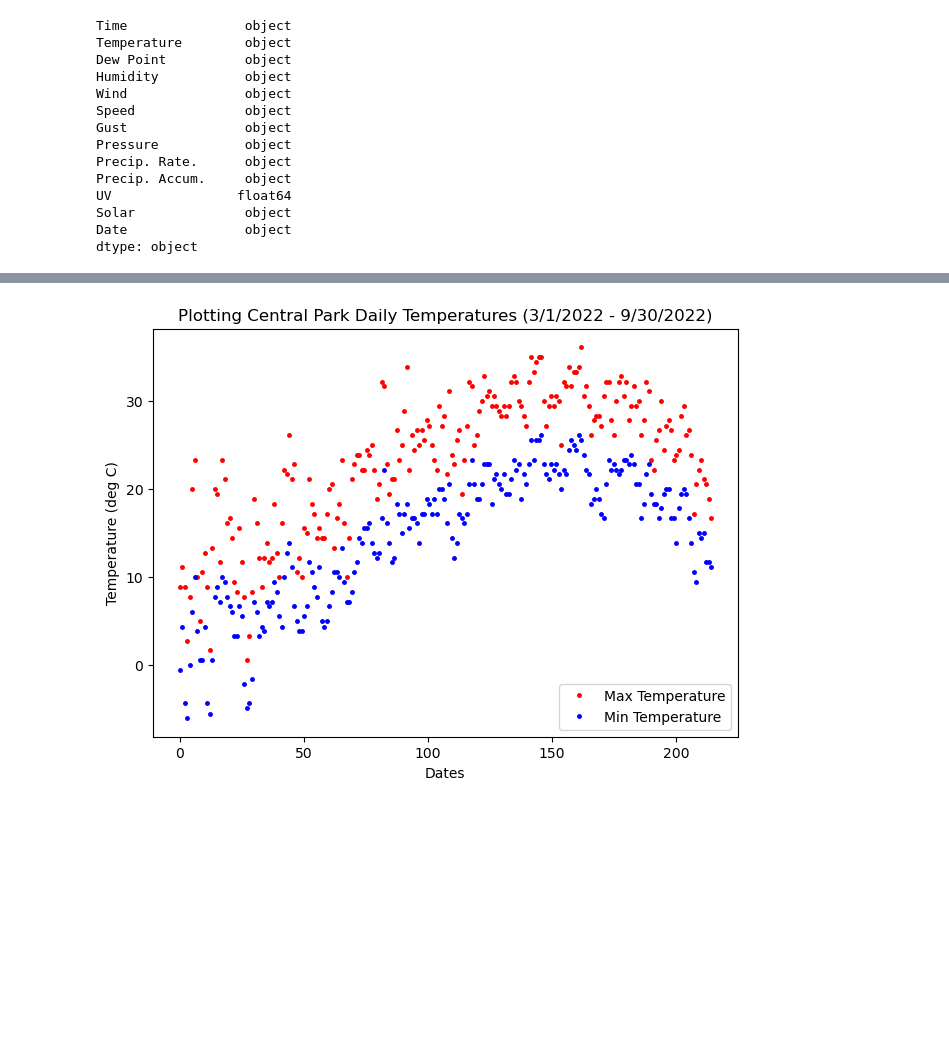
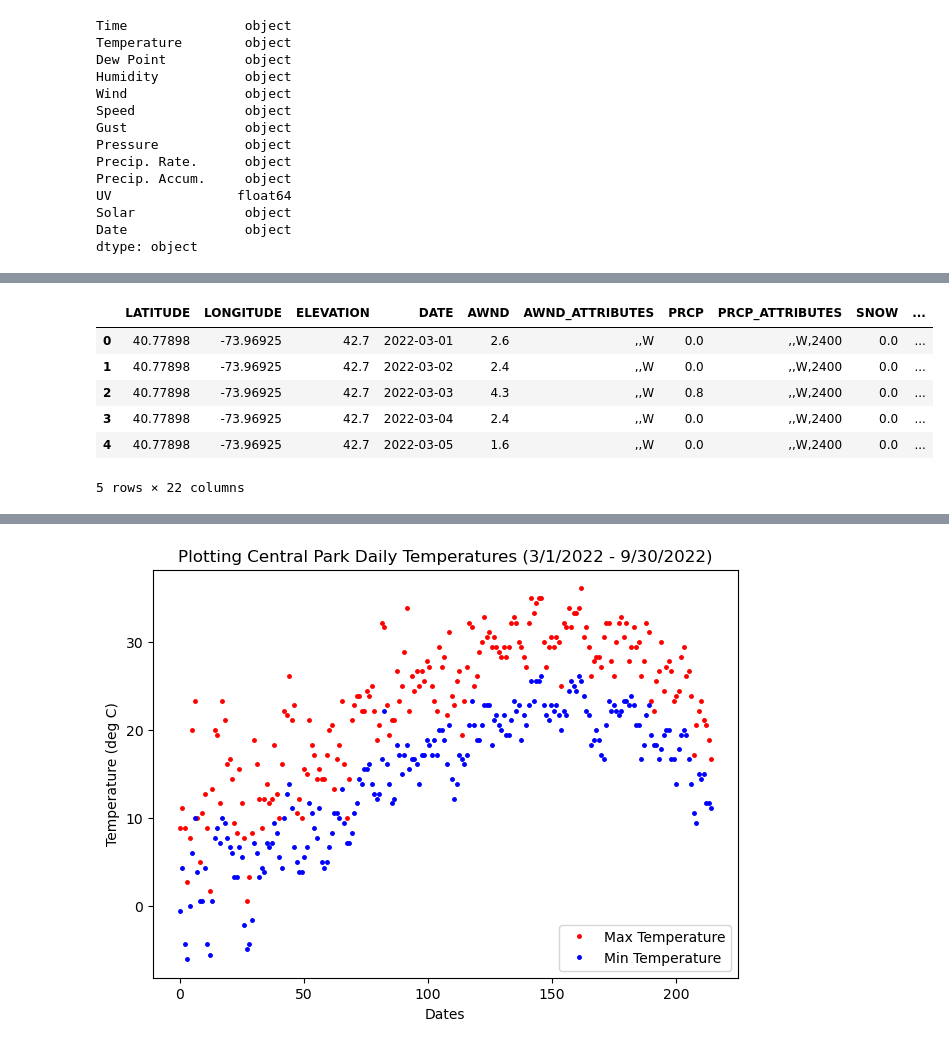
Before and after one commit to soph-loaf/aht_project, a Jupyter notebook: Temperature_Modeling_SAL.ipynb, the cells around one changed output, grey strips where cells are left out. Saved outputs shown, nothing was run; the diff lists cells and outputs as text; code cells hidden in the pictures; blank space fills up the shorter version.

```diff
--- a/Temperature_Modeling_SAL.ipynb
+++ b/Temperature_Modeling_SAL.ipynb
@@ -81,0 +112,17 @@ for i in range(len(weather_data_list)):
+# %%
+central_park = pd.read_csv('Central Park Weather Data March to Sept 2022.csv')
+
+central_park = central_park.replace(to_replace='--', value=np.nan)
+central_park = central_park.dropna(thresh=3)
+central_park = central_park.drop(
+    ['STATION', 'NAME', 'PGTM', 'PGTM_ATTRIBUTES', 'TAVG',
+     'TAVG_ATTRIBUTES', 'WT08', 'WT08_ATTRIBUTES', 'WT04', 'WT04_ATTRIBUTES',  'WT01', 'WT01_ATTRIBUTES', 'WT02', 'WT02_ATTRIBUTES', 'WT03', 'WT03_ATTRIBUTES', 'TMIN_ATTRIBUTES', 'TMAX_ATTRIBUTES'], axis=1)
+central_park.head()
+# %% [output]
+|  | LATITUDE | LONGITUDE | ELEVATION | DATE | AWND | AWND_ATTRIBUTES | PRCP | PRCP_ATTRIBUTES | SNOW | ... |
+| 0 | 40.77898 | -73.96925 | 42.7 | 2022-03-01 | 2.6 | ,,W | 0.0 | ,,W,2400 | 0.0 | ... |
+| 1 | 40.77898 | -73.96925 | 42.7 | 2022-03-02 | 2.4 | ,,W | 0.0 | ,,W,2400 | 0.0 | ... |
+| 2 | 40.77898 | -73.96925 | 42.7 | 2022-03-03 | 4.3 | ,,W | 0.8 | ,,W,2400 | 0.0 | ... |
+| 3 | 40.77898 | -73.96925 | 42.7 | 2022-03-04 | 2.4 | ,,W | 0.0 | ,,W,2400 | 0.0 | ... |
+| 4 | 40.77898 | -73.96925 | 42.7 | 2022-03-05 | 1.6 | ,,W | 0.0 | ,,W,2400 | 0.0 | ... |
+5 rows × 22 columns
```
Also changed, not shown: parts of 12 cells of this notebook.
